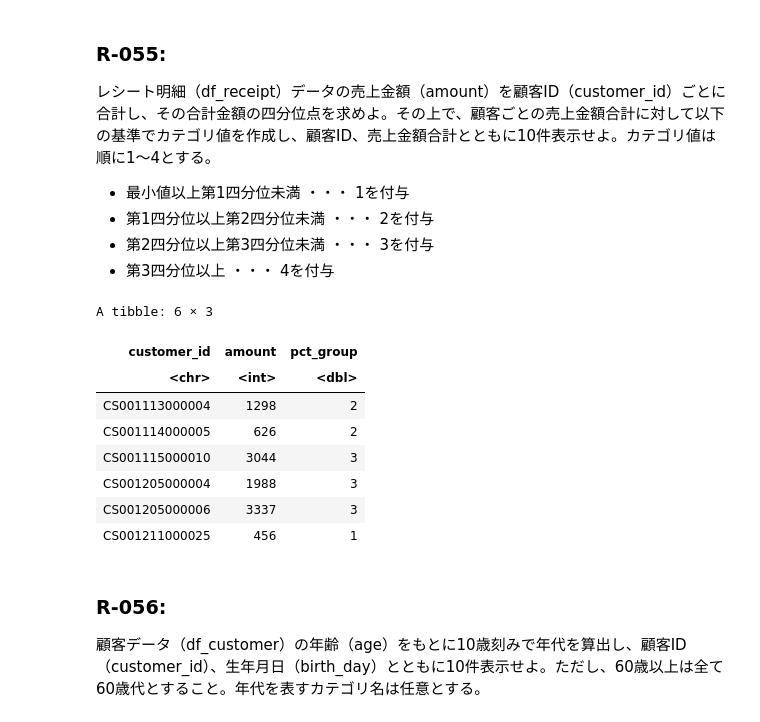
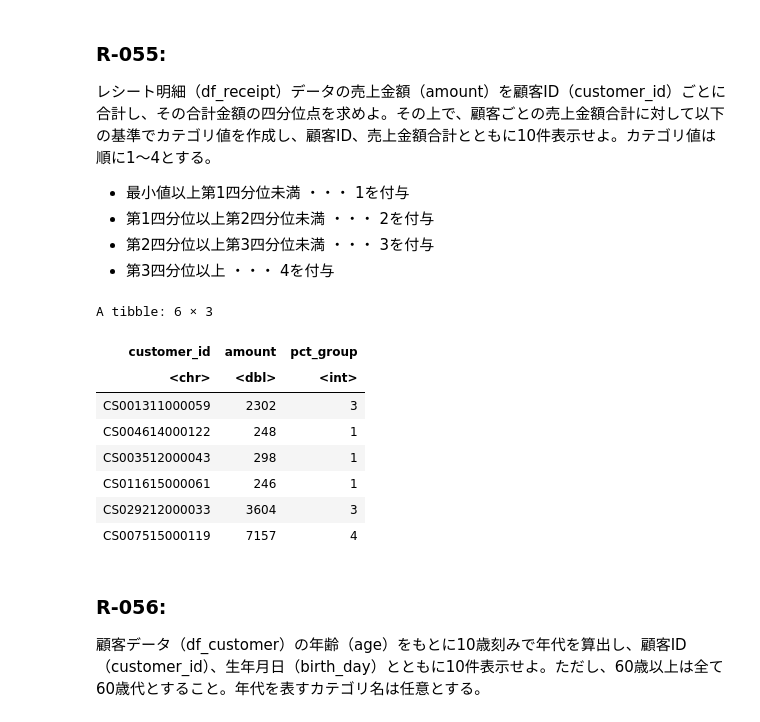
Before and after one commit to Shena4746/datascience-100knocks-preprocess-R, a Jupyter notebook: knock2.ipynb, the cells around one changed output. Cells and saved outputs as stored; diff of their text form; code cells hidden in the pictures.

```diff
--- a/knock2.ipynb
+++ b/knock2.ipynb
@@ -321,27 +393,3 @@ head
 - 第1四分位以上第2四分位未満 ・・・ 2を付与
 - 第2四分位以上第3四分位未満 ・・・ 3を付与
 - 第3四分位以上 ・・・ 4を付与
-# %%
-# assume data are in local machine
-rel = DBI::dbReadTable(con, "receipt")
-rel %>%
-group_by(customer_id) %>%
-summarise(amount = sum(amount, na.rm = TRUE)) %>%
-mutate(pct_group =
-		case_when(
-			amount < quantile(amount)[2] ~ 1
-			,amount < quantile(amount)[3] ~ 2
-			,amount < quantile(amount)[4] ~ 3
-			,quantile(amount)[4] <= amount ~ 4
-		)) %>%
-head
-# %% [output]
-A tibble: 6 × 3
-| customer_id | amount | pct_group |
-| <chr> | <int> | <dbl> |
-| CS001113000004 | 1298 | 2 |
-| CS001114000005 | 626 | 2 |
-| CS001115000010 | 3044 | 3 |
-| CS001205000004 | 1988 | 3 |
-| CS001205000006 | 3337 | 3 |
-| CS001211000025 | 456 | 1 |
@@ -355,3 +396,27 @@ head
+# %%
+receipt_tbl %>%
+group_by(customer_id) %>%
+summarise(amount = sum(amount)) %>%
+collect() %>%
+mutate(
+	across(
+		.cols = amount,
+		.fns = function(cls){
+			q <- quantile(cls, probs = c(0.25, 0.5, 0.75, 1.0))
+			purrr::map_int(cls, ~ which(.x <= q) %>% min())
+		},
+		.names = 'pct_group'
+)) %>% head
+# %% [output]
+A tibble: 6 × 3
+| customer_id | amount | pct_group |
+| <chr> | <dbl> | <int> |
+| CS001311000059 | 2302 | 3 |
+| CS004614000122 | 248 | 1 |
+| CS003512000043 | 298 | 1 |
+| CS011615000061 | 246 | 1 |
+| CS029212000033 | 3604 | 3 |
+| CS007515000119 | 7157 | 4 |
 # %% [markdown]
 ### R-056:
 顧客データ（df_customer）の年齢（age）をもとに10歳刻みで年代を算出し、顧客ID（customer_id）、生年月日（birth_day）とともに10件表示せよ。ただし、60歳以上は全て60歳代とすること。年代を表すカテゴリ名は任意とする。
```
Also changed, not shown: parts of 68 cells of this notebook, 16 other files.
